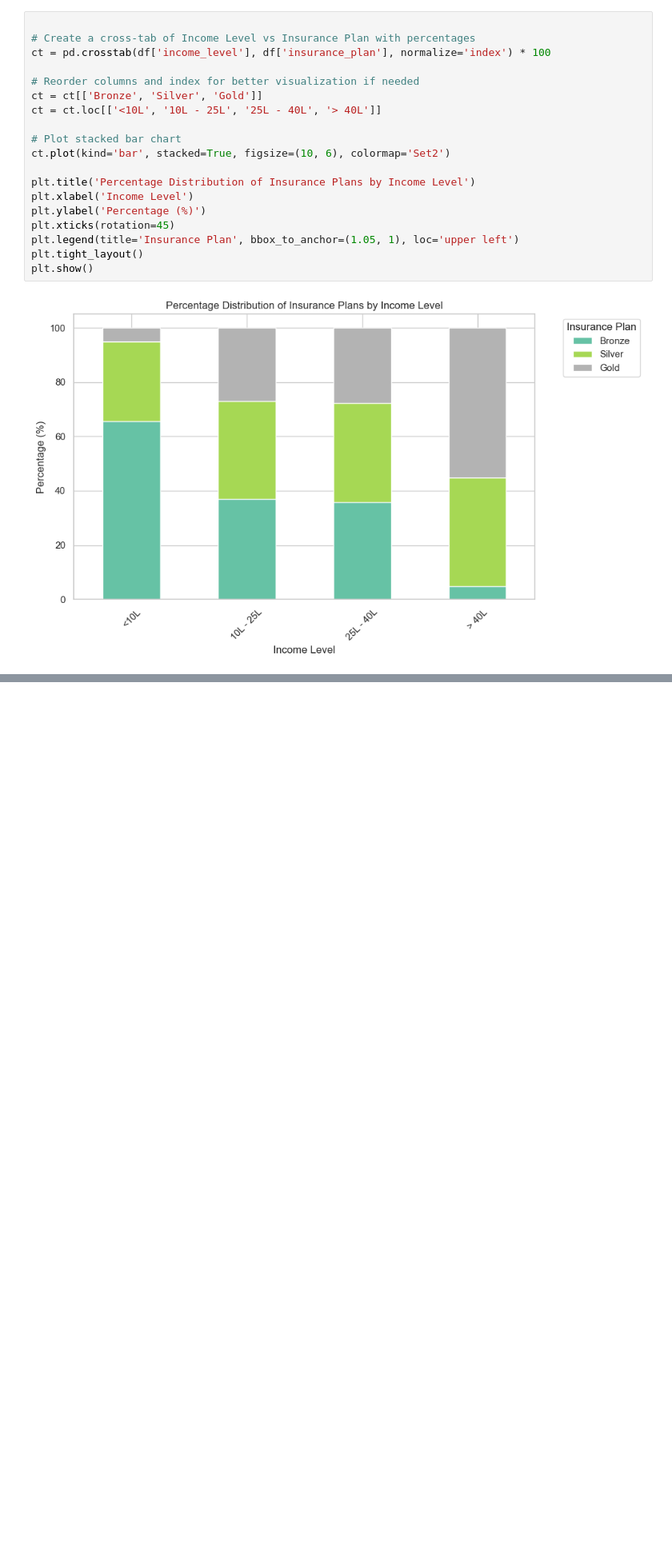
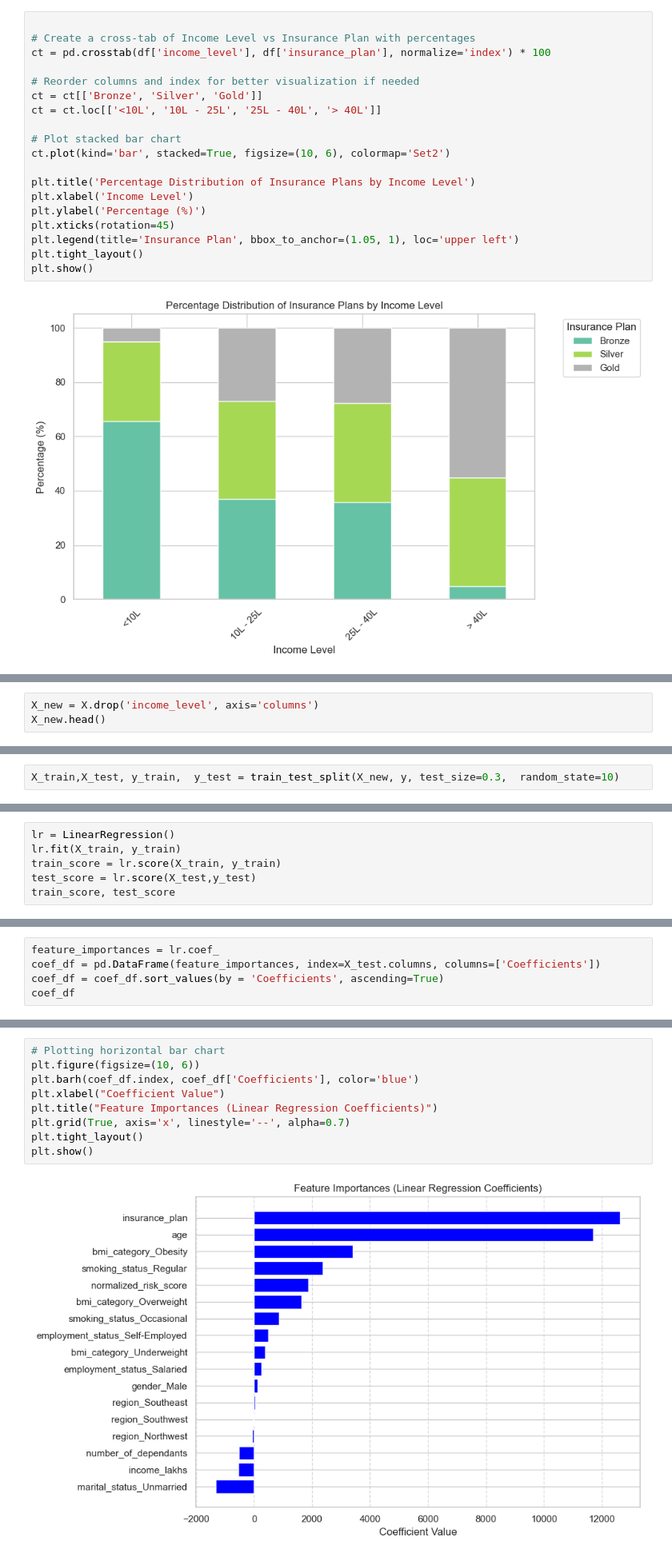
Before and after one commit to GKPSingh/Practice, a Jupyter notebook: Healthcare_Premium_Prediction/Healthcare_Premium_Prediction.ipynb, the cells around one changed output, grey strips where cells are left out. Shown at 80% size. Cells and saved outputs as stored; diff of their text form; blank space fills up the shorter version.

```diff
--- a/Healthcare_Premium_Prediction/Healthcare_Premium_Prediction.ipynb
+++ b/Healthcare_Premium_Prediction/Healthcare_Premium_Prediction.ipynb
@@ -416,0 +707,3 @@ plt.show()
+# %%
+X_new = X.drop('income_level', axis='columns')
+X_new.head()
@@ -416,0 +719,2 @@ plt.show()
+# %%
+X_train,X_test, y_train,  y_test = train_test_split(X_new, y, test_size=0.3,  random_state=10)
@@ -416,0 +731,6 @@ plt.show()
+# %%
+lr = LinearRegression()
+lr.fit(X_train, y_train)
+train_score = lr.score(X_train, y_train)
+test_score = lr.score(X_test,y_test)
+train_score, test_score
@@ -416,0 +772,5 @@ plt.show()
+# %%
+feature_importances = lr.coef_
+coef_df = pd.DataFrame(feature_importances, index=X_test.columns, columns=['Coefficients'])
+coef_df = coef_df.sort_values(by = 'Coefficients', ascending=True)
+coef_df
@@ -416,0 +796,11 @@ plt.show()
+# %%
+# Plotting horizontal bar chart
+plt.figure(figsize=(10, 6))
+plt.barh(coef_df.index, coef_df['Coefficients'], color='blue')
+plt.xlabel("Coefficient Value")
+plt.title("Feature Importances (Linear Regression Coefficients)")
+plt.grid(True, axis='x', linestyle='--', alpha=0.7)
+plt.tight_layout()
+plt.show()
+# %% [output]
+[figure, added]
```
Also changed, not shown: parts of 54 cells of this notebook.
